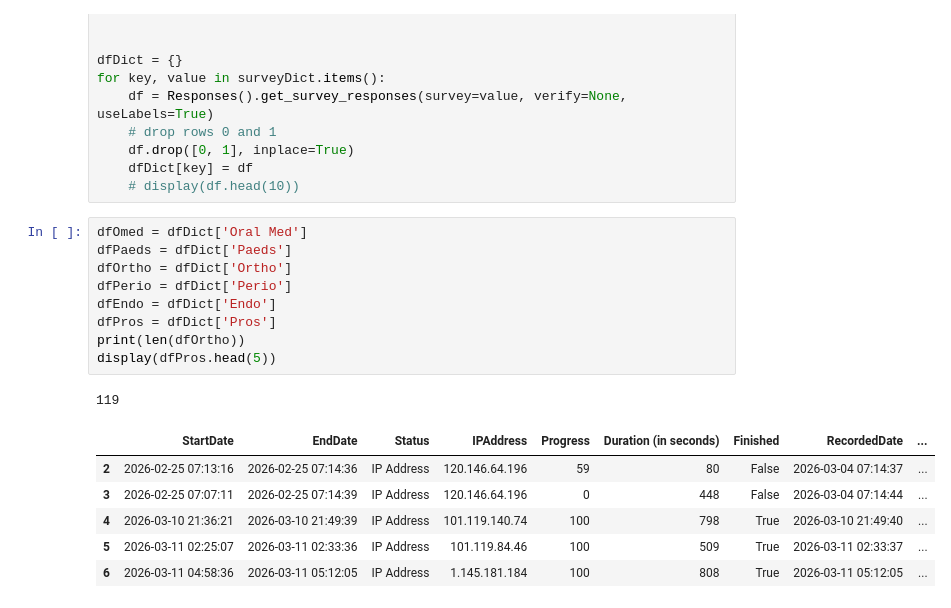
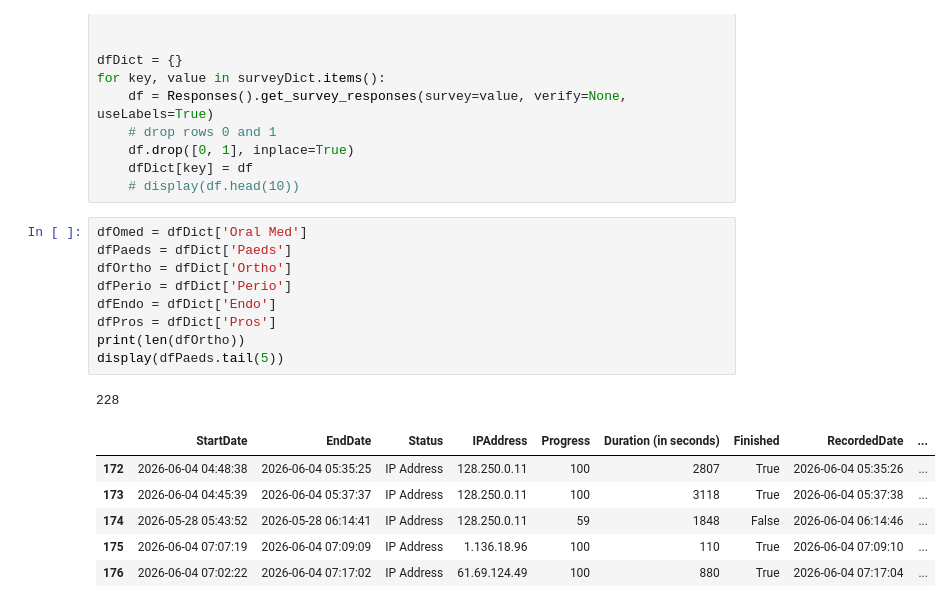
Before and after one commit to bulkpanda/MDS-Work, a Jupyter notebook: 2026/DCD.ipynb, the cells around one changed output. Drawn from its saved outputs; the diff is of its cells as text.

```diff
--- a/2026/DCD.ipynb
+++ b/2026/DCD.ipynb
@@ -55,20 +55,20 @@ for key, value in surveyDict.items():
 # %%
 dfOmed = dfDict['Oral Med']
 dfPaeds = dfDict['Paeds']
 dfOrtho = dfDict['Ortho']
 dfPerio = dfDict['Perio']
 dfEndo = dfDict['Endo']
 dfPros = dfDict['Pros']
 print(len(dfOrtho))
-display(dfPros.head(5))
+display(dfPaeds.tail(5))
 # %% [output]
-119
+228
 |  | StartDate | EndDate | Status | IPAddress | Progress | Duration (in seconds) | Finished | RecordedDate | ... |
-| 2 | 2026-02-25 07:13:16 | 2026-02-25 07:14:36 | IP Address | 120.146.64.196 | 59 | 80 | False | 2026-03-04 07:14:37 | ... |
-| 3 | 2026-02-25 07:07:11 | 2026-02-25 07:14:39 | IP Address | 120.146.64.196 | 0 | 448 | False | 2026-03-04 07:14:44 | ... |
-| 4 | 2026-03-10 21:36:21 | 2026-03-10 21:49:39 | IP Address | 101.119.140.74 | 100 | 798 | True | 2026-03-10 21:49:40 | ... |
-| 5 | 2026-03-11 02:25:07 | 2026-03-11 02:33:36 | IP Address | 101.119.84.46 | 100 | 509 | True | 2026-03-11 02:33:37 | ... |
-| 6 | 2026-03-11 04:58:36 | 2026-03-11 05:12:05 | IP Address | 1.145.181.184 | 100 | 808 | True | 2026-03-11 05:12:05 | ... |
+| 172 | 2026-06-04 04:48:38 | 2026-06-04 05:35:25 | IP Address | 128.250.0.11 | 100 | 2807 | True | 2026-06-04 05:35:26 | ... |
+| 173 | 2026-06-04 04:45:39 | 2026-06-04 05:37:37 | IP Address | 128.250.0.11 | 100 | 3118 | True | 2026-06-04 05:37:38 | ... |
+| 174 | 2026-05-28 05:43:52 | 2026-05-28 06:14:41 | IP Address | 128.250.0.11 | 59 | 1848 | False | 2026-06-04 06:14:46 | ... |
+| 175 | 2026-06-04 07:07:19 | 2026-06-04 07:09:09 | IP Address | 1.136.18.96 | 100 | 110 | True | 2026-06-04 07:09:10 | ... |
+| 176 | 2026-06-04 07:02:22 | 2026-06-04 07:17:02 | IP Address | 61.69.124.49 | 100 | 880 | True | 2026-06-04 07:17:04 | ... |
 # %%
 rubricColumns = ["Professionalism", "Dialogue", "Assessment", "Diff Diagnosis", "Treatment Plan", "Intervention", "Evaluation"]
 readinessCol = 'Readiness to practic' # Level 1 etc.
```
Also changed, not shown: parts of 1 cell of this notebook, 30 other files.
